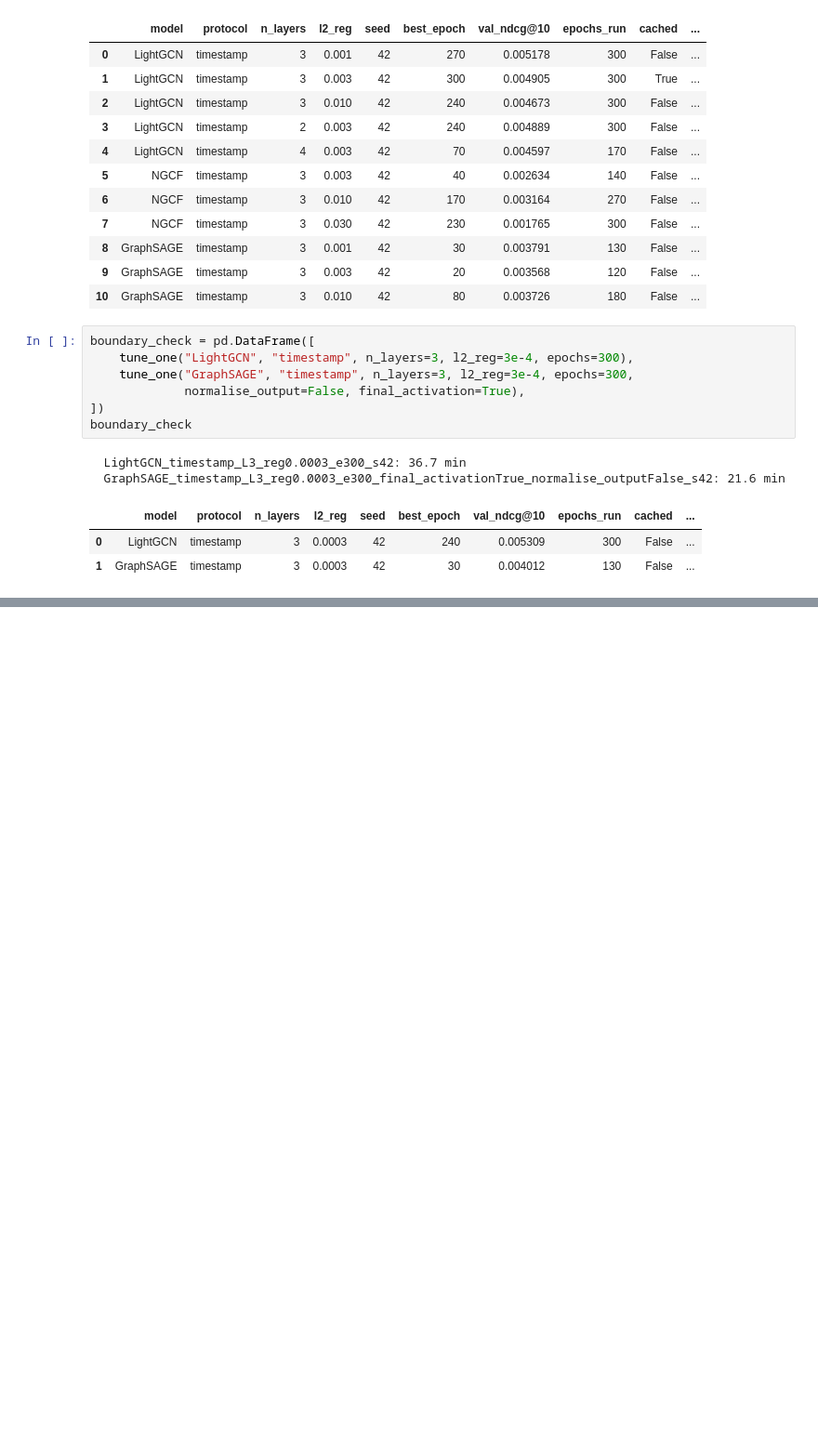
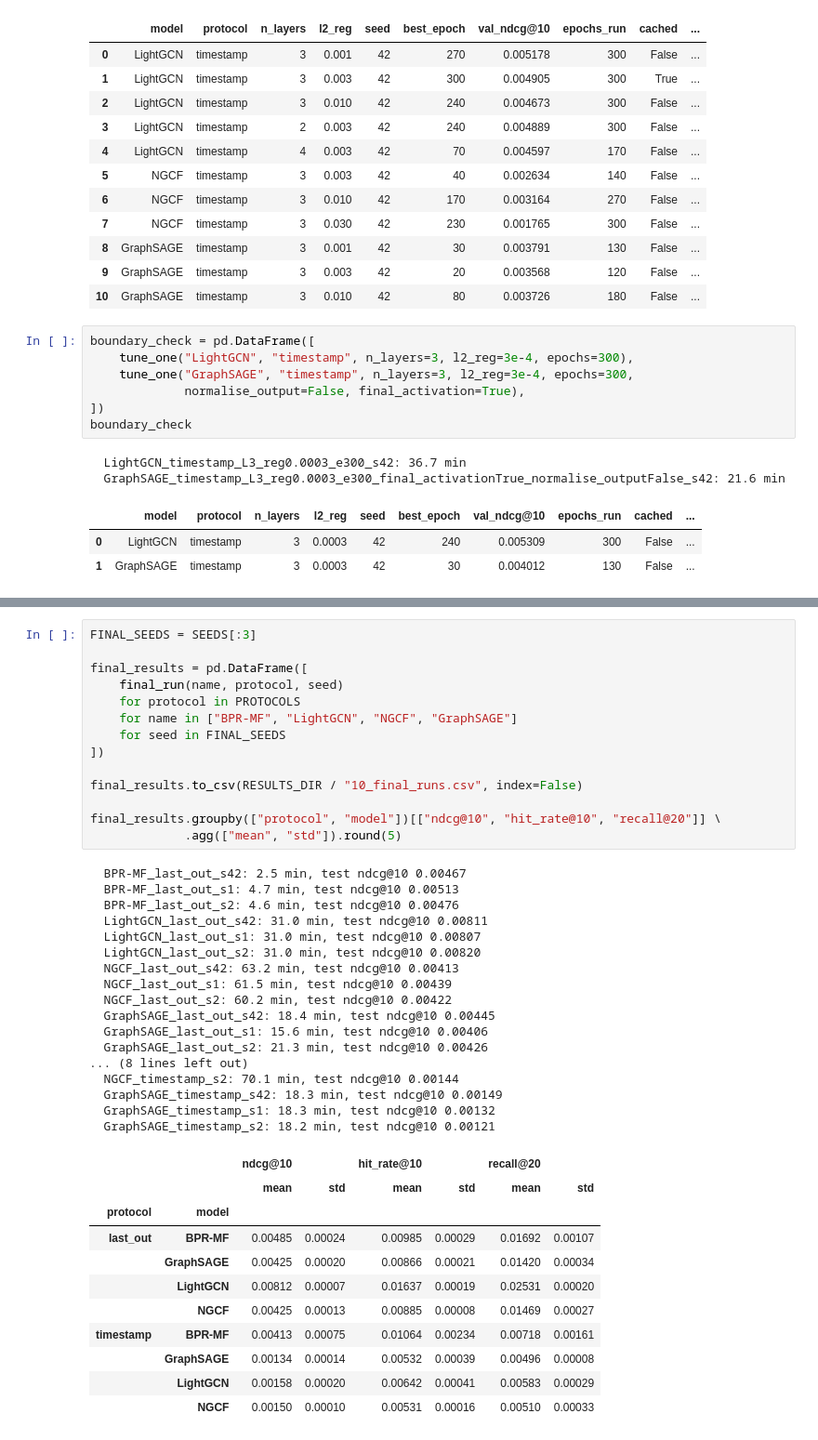
Before and after one commit to ErjonXhani/gnn-recommender-dissertation, a Jupyter notebook: notebooks/10_hyperparameter_tuning.ipynb, the cells around one changed output, grey strips where cells are left out. Shown at 93% size. Saved outputs shown, nothing was run; the diff lists cells and outputs as text; blank space fills up the shorter version.

Commit message:
Notebook 10: final runs across three seeds for both protocols

```diff
--- a/notebooks/10_hyperparameter_tuning.ipynb
+++ b/notebooks/10_hyperparameter_tuning.ipynb
@@ -775,0 +862,43 @@ boundary_check
+# %%
+FINAL_SEEDS = SEEDS[:3]
+
+final_results = pd.DataFrame([
+    final_run(name, protocol, seed)
+    for protocol in PROTOCOLS
+    for name in ["BPR-MF", "LightGCN", "NGCF", "GraphSAGE"]
+    for seed in FINAL_SEEDS
+])
+
+final_results.to_csv(RESULTS_DIR / "10_final_runs.csv", index=False)
+
+final_results.groupby(["protocol", "model"])[["ndcg@10", "hit_rate@10", "recall@20"]] \
+             .agg(["mean", "std"]).round(5)
+# %% [output]
+  BPR-MF_last_out_s42: 2.5 min, test ndcg@10 0.00467
+  BPR-MF_last_out_s1: 4.7 min, test ndcg@10 0.00513
+  BPR-MF_last_out_s2: 4.6 min, test ndcg@10 0.00476
+  LightGCN_last_out_s42: 31.0 min, test ndcg@10 0.00811
+  LightGCN_last_out_s1: 31.0 min, test ndcg@10 0.00807
+  LightGCN_last_out_s2: 31.0 min, test ndcg@10 0.00820
+  NGCF_last_out_s42: 63.2 min, test ndcg@10 0.00413
+  NGCF_last_out_s1: 61.5 min, test ndcg@10 0.00439
+  NGCF_last_out_s2: 60.2 min, test ndcg@10 0.00422
+  GraphSAGE_last_out_s42: 18.4 min, test ndcg@10 0.00445
+  GraphSAGE_last_out_s1: 15.6 min, test ndcg@10 0.00406
+  GraphSAGE_last_out_s2: 21.3 min, test ndcg@10 0.00426
+... (8 lines left out)
+  NGCF_timestamp_s2: 70.1 min, test ndcg@10 0.00144
+  GraphSAGE_timestamp_s42: 18.3 min, test ndcg@10 0.00149
+  GraphSAGE_timestamp_s1: 18.3 min, test ndcg@10 0.00132
+  GraphSAGE_timestamp_s2: 18.2 min, test ndcg@10 0.00121
+|  |  | ndcg@10 |  | hit_rate@10 |  | recall@20 |  |
+|  |  | mean | std | mean | std | mean | std |
+| protocol | model |  |  |  |  |  |  |
+| last_out | BPR-MF | 0.00485 | 0.00024 | 0.00985 | 0.00029 | 0.01692 | 0.00107 |
+|  | GraphSAGE | 0.00425 | 0.00020 | 0.00866 | 0.00021 | 0.01420 | 0.00034 |
+|  | LightGCN | 0.00812 | 0.00007 | 0.01637 | 0.00019 | 0.02531 | 0.00020 |
+|  | NGCF | 0.00425 | 0.00013 | 0.00885 | 0.00008 | 0.01469 | 0.00027 |
+| timestamp | BPR-MF | 0.00413 | 0.00075 | 0.01064 | 0.00234 | 0.00718 | 0.00161 |
+|  | GraphSAGE | 0.00134 | 0.00014 | 0.00532 | 0.00039 | 0.00496 | 0.00008 |
+|  | LightGCN | 0.00158 | 0.00020 | 0.00642 | 0.00041 | 0.00583 | 0.00029 |
+|  | NGCF | 0.00150 | 0.00010 | 0.00531 | 0.00016 | 0.00510 | 0.00033 |
```
Also changed, not shown: parts of 5 cells of this notebook, 51 other files.
